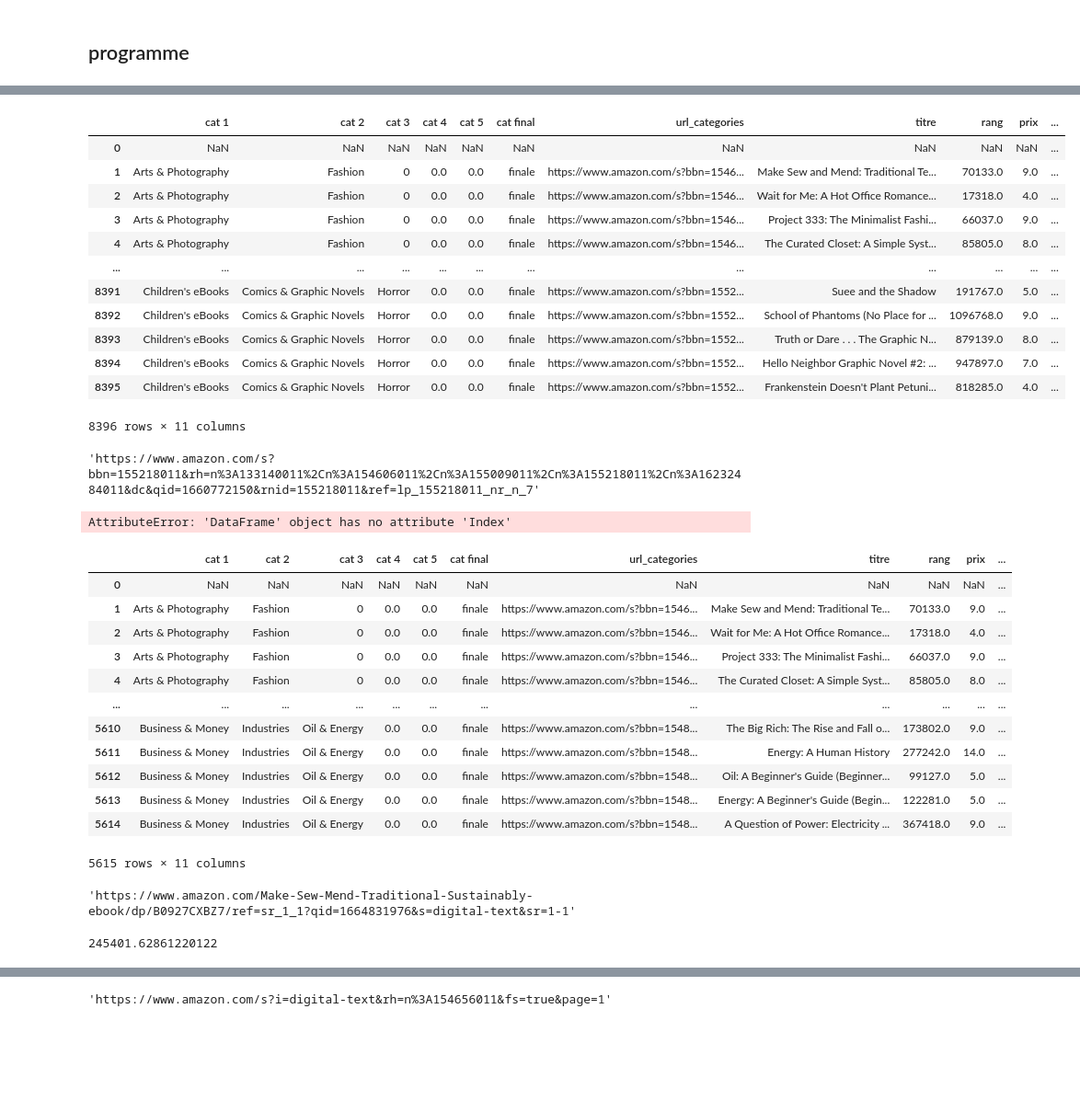
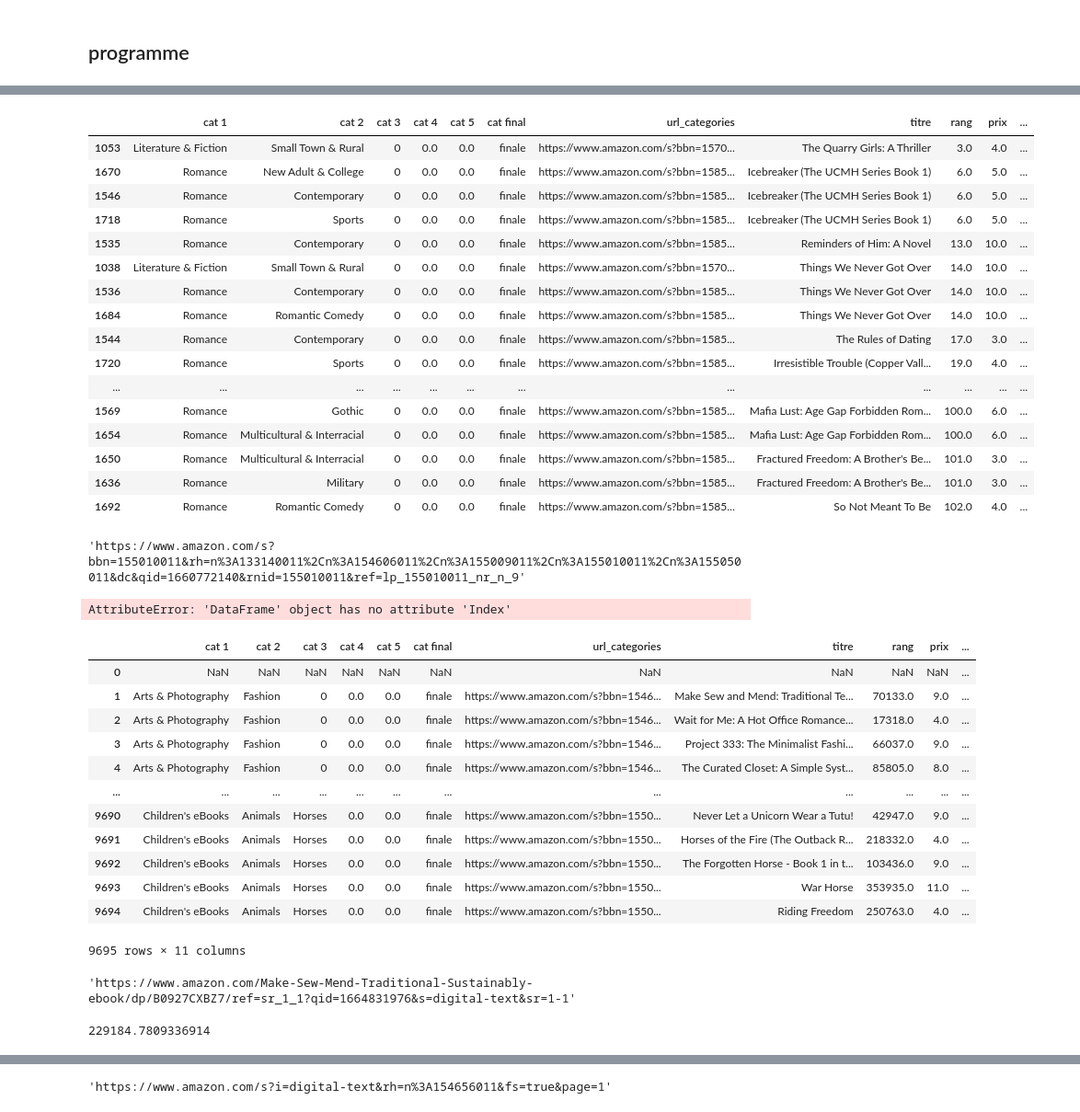
Before and after one commit to thomasgassin/kindle-scrapper, a Jupyter notebook: notebooks/NoteBook.ipynb, the cells around one changed output, grey strips where cells are left out. Shown at 92% size. Saved outputs shown, nothing was run; the diff lists cells and outputs as text; code cells hidden in the pictures; blank space fills up the shorter version.

```diff
--- a/notebooks/NoteBook.ipynb
+++ b/notebooks/NoteBook.ipynb
@@ -1009,2 +1000,2 @@ https://www.amazon.com/s?i=digital-text&rh=n%3A154942011&fs=true&page=1
 # %%
-resultats= pd.read_csv('resultats_livres.csv', index_col=0).reset_index(drop=True)
+resultats= pd.read_csv('resultats_livres - Copie.csv', index_col=0).reset_index(drop=True)
@@ -1011,23 +1018,27 @@ resultats= pd.read_csv('resultats_livres.csv', index_col=0).reset_index(drop=Tru
 # %%
-resultats
+resultats.sort_values('rang').head(50)
 # %% [output]
 |  | cat 1 | cat 2 | cat 3 | cat 4 | cat 5 | cat final | url_categories | titre | rang | prix | ... |
-| 0 | NaN | NaN | NaN | NaN | NaN | NaN | NaN | NaN | NaN | NaN | ... |
-| 1 | Arts & Photography | Fashion | 0 | 0.0 | 0.0 | finale | https://www.amazon.com/s?bbn=1546... | Make Sew and Mend: Traditional Te... | 70133.0 | 9.0 | ... |
-| 2 | Arts & Photography | Fashion | 0 | 0.0 | 0.0 | finale | https://www.amazon.com/s?bbn=1546... | Wait for Me: A Hot Office Romance... | 17318.0 | 4.0 | ... |
-| 3 | Arts & Photography | Fashion | 0 | 0.0 | 0.0 | finale | https://www.amazon.com/s?bbn=1546... | Project 333: The Minimalist Fashi... | 66037.0 | 9.0 | ... |
-| 4 | Arts & Photography | Fashion | 0 | 0.0 | 0.0 | finale | https://www.amazon.com/s?bbn=1546... | The Curated Closet: A Simple Syst... | 85805.0 | 8.0 | ... |
+| 1053 | Literature & Fiction | Small Town & Rural | 0 | 0.0 | 0.0 | finale | https://www.amazon.com/s?bbn=1570... | The Quarry Girls: A Thriller | 3.0 | 4.0 | ... |
+| 1670 | Romance | New Adult & College | 0 | 0.0 | 0.0 | finale | https://www.amazon.com/s?bbn=1585... | Icebreaker (The UCMH Series Book 1) | 6.0 | 5.0 | ... |
+| 1546 | Romance | Contemporary | 0 | 0.0 | 0.0 | finale | https://www.amazon.com/s?bbn=1585... | Icebreaker (The UCMH Series Book 1) | 6.0 | 5.0 | ... |
+| 1718 | Romance | Sports | 0 | 0.0 | 0.0 | finale | https://www.amazon.com/s?bbn=1585... | Icebreaker (The UCMH Series Book 1) | 6.0 | 5.0 | ... |
+| 1535 | Romance | Contemporary | 0 | 0.0 | 0.0 | finale | https://www.amazon.com/s?bbn=1585... | Reminders of Him: A Novel | 13.0 | 10.0 | ... |
+| 1038 | Literature & Fiction | Small Town & Rural | 0 | 0.0 | 0.0 | finale | https://www.amazon.com/s?bbn=1570... | Things We Never Got Over | 14.0 | 10.0 | ... |
+| 1536 | Romance | Contemporary | 0 | 0.0 | 0.0 | finale | https://www.amazon.com/s?bbn=1585... | Things We Never Got Over | 14.0 | 10.0 | ... |
+| 1684 | Romance | Romantic Comedy | 0 | 0.0 | 0.0 | finale | https://www.amazon.com/s?bbn=1585... | Things We Never Got Over | 14.0 | 10.0 | ... |
+| 1544 | Romance | Contemporary | 0 | 0.0 | 0.0 | finale | https://www.amazon.com/s?bbn=1585... | The Rules of Dating | 17.0 | 3.0 | ... |
+| 1720 | Romance | Sports | 0 | 0.0 | 0.0 | finale | https://www.amazon.com/s?bbn=1585... | Irresistible Trouble (Copper Vall... | 19.0 | 4.0 | ... |
 | ... | ... | ... | ... | ... | ... | ... | ... | ... | ... | ... | ... |
-| 8391 | Children's eBooks | Comics & Graphic Novels | Horror | 0.0 | 0.0 | finale | https://www.amazon.com/s?bbn=1552... | Suee and the Shadow | 191767.0 | 5.0 | ... |
-| 8392 | Children's eBooks | Comics & Graphic Novels | Horror | 0.0 | 0.0 | finale | https://www.amazon.com/s?bbn=1552... | School of Phantoms (No Place for ... | 1096768.0 | 9.0 | ... |
-| 8393 | Children's eBooks | Comics & Graphic Novels | Horror | 0.0 | 0.0 | finale | https://www.amazon.com/s?bbn=1552... | Truth or Dare . . . The Graphic N... | 879139.0 | 8.0 | ... |
-| 8394 | Children's eBooks | Comics & Graphic Novels | Horror | 0.0 | 0.0 | finale | https://www.amazon.com/s?bbn=1552... | Hello Neighbor Graphic Novel #2: ... | 947897.0 | 7.0 | ... |
-| 8395 | Children's eBooks | Comics & Graphic Novels | Horror | 0.0 | 0.0 | finale | https://www.amazon.com/s?bbn=1552... | Frankenstein Doesn't Plant Petuni... | 818285.0 | 4.0 | ... |
+| 1569 | Romance | Gothic | 0 | 0.0 | 0.0 | finale | https://www.amazon.com/s?bbn=1585... | Mafia Lust: Age Gap Forbidden Rom... | 100.0 | 6.0 | ... |
+| 1654 | Romance | Multicultural & Interracial | 0 | 0.0 | 0.0 | finale | https://www.amazon.com/s?bbn=1585... | Mafia Lust: Age Gap Forbidden Rom... | 100.0 | 6.0 | ... |
+| 1650 | Romance | Multicultural & Interracial | 0 | 0.0 | 0.0 | finale | https://www.amazon.com/s?bbn=1585... | Fractured Freedom: A Brother's Be... | 101.0 | 3.0 | ... |
+| 1636 | Romance | Military | 0 | 0.0 | 0.0 | finale | https://www.amazon.com/s?bbn=1585... | Fractured Freedom: A Brother's Be... | 101.0 | 3.0 | ... |
+| 1692 | Romance | Romantic Comedy | 0 | 0.0 | 0.0 | finale | https://www.amazon.com/s?bbn=1585... | So Not Meant To Be | 102.0 | 4.0 | ... |
-8396 rows × 11 columns
 # %%
 resultats.tail(1)['url_categories'].item()
 # %% [output]
-'https://www.amazon.com/s?bbn=155218011&rh=n%3A133140011%2Cn%3A154606011%2Cn%3A155009011%2Cn%3A155218011%2Cn%3A16232484011&dc&qid=1660772150&rnid=155218011&ref=lp_155218011_nr_n_7'
+'https://www.amazon.com/s?bbn=155010011&rh=n%3A133140011%2Cn%3A154606011%2Cn%3A155009011%2Cn%3A155010011%2Cn%3A155050011&dc&qid=1660772140&rnid=155010011&ref=lp_155010011_nr_n_9'
 # %%
 dataframe_FINALE.Index.get_loc(resultats.tail(1)['url_categories'].item())
 # %% [output]
@@ -1044,12 +1055,12 @@ resultats.reset_index(drop=True)
 | 3 | Arts & Photography | Fashion | 0 | 0.0 | 0.0 | finale | https://www.amazon.com/s?bbn=1546... | Project 333: The Minimalist Fashi... | 66037.0 | 9.0 | ... |
 | 4 | Arts & Photography | Fashion | 0 | 0.0 | 0.0 | finale | https://www.amazon.com/s?bbn=1546... | The Curated Closet: A Simple Syst... | 85805.0 | 8.0 | ... |
 | ... | ... | ... | ... | ... | ... | ... | ... | ... | ... | ... | ... |
-| 5610 | Business & Money | Industries | Oil & Energy | 0.0 | 0.0 | finale | https://www.amazon.com/s?bbn=1548... | The Big Rich: The Rise and Fall o... | 173802.0 | 9.0 | ... |
-| 5611 | Business & Money | Industries | Oil & Energy | 0.0 | 0.0 | finale | https://www.amazon.com/s?bbn=1548... | Energy: A Human History | 277242.0 | 14.0 | ... |
-| 5612 | Business & Money | Industries | Oil & Energy | 0.0 | 0.0 | finale | https://www.amazon.com/s?bbn=1548... | Oil: A Beginner's Guide (Beginner... | 99127.0 | 5.0 | ... |
-| 5613 | Business & Money | Industries | Oil & Energy | 0.0 | 0.0 | finale | https://www.amazon.com/s?bbn=1548... | Energy: A Beginner's Guide (Begin... | 122281.0 | 5.0 | ... |
-| 5614 | Business & Money | Industries | Oil & Energy | 0.0 | 0.0 | finale | https://www.amazon.com/s?bbn=1548... | A Question of Power: Electricity ... | 367418.0 | 9.0 | ... |
+| 9690 | Children's eBooks | Animals | Horses | 0.0 | 0.0 | finale | https://www.amazon.com/s?bbn=1550... | Never Let a Unicorn Wear a Tutu! | 42947.0 | 9.0 | ... |
+| 9691 | Children's eBooks | Animals | Horses | 0.0 | 0.0 | finale | https://www.amazon.com/s?bbn=1550... | Horses of the Fire (The Outback R... | 218332.0 | 4.0 | ... |
+| 9692 | Children's eBooks | Animals | Horses | 0.0 | 0.0 | finale | https://www.amazon.com/s?bbn=1550... | The Forgotten Horse - Book 1 in t... | 103436.0 | 9.0 | ... |
+| 9693 | Children's eBooks | Animals | Horses | 0.0 | 0.0 | finale | https://www.amazon.com/s?bbn=1550... | War Horse | 353935.0 | 11.0 | ... |
+| 9694 | Children's eBooks | Animals | Horses | 0.0 | 0.0 | finale | https://www.amazon.com/s?bbn=1550... | Riding Freedom | 250763.0 | 4.0 | ... |
-5615 rows × 11 columns
+9695 rows × 11 columns
 # %%
 resultats.iloc[1]['url']
 # %% [output]
@@ -1057,5 +1068,5 @@ resultats.iloc[1]['url']
 # %%
 resultats['rang'].mean()
 # %% [output]
-245401.62861220122
+229184.7809336914
 # %%
```
Also changed, not shown: parts of 22 cells of this notebook, 1 other file.
